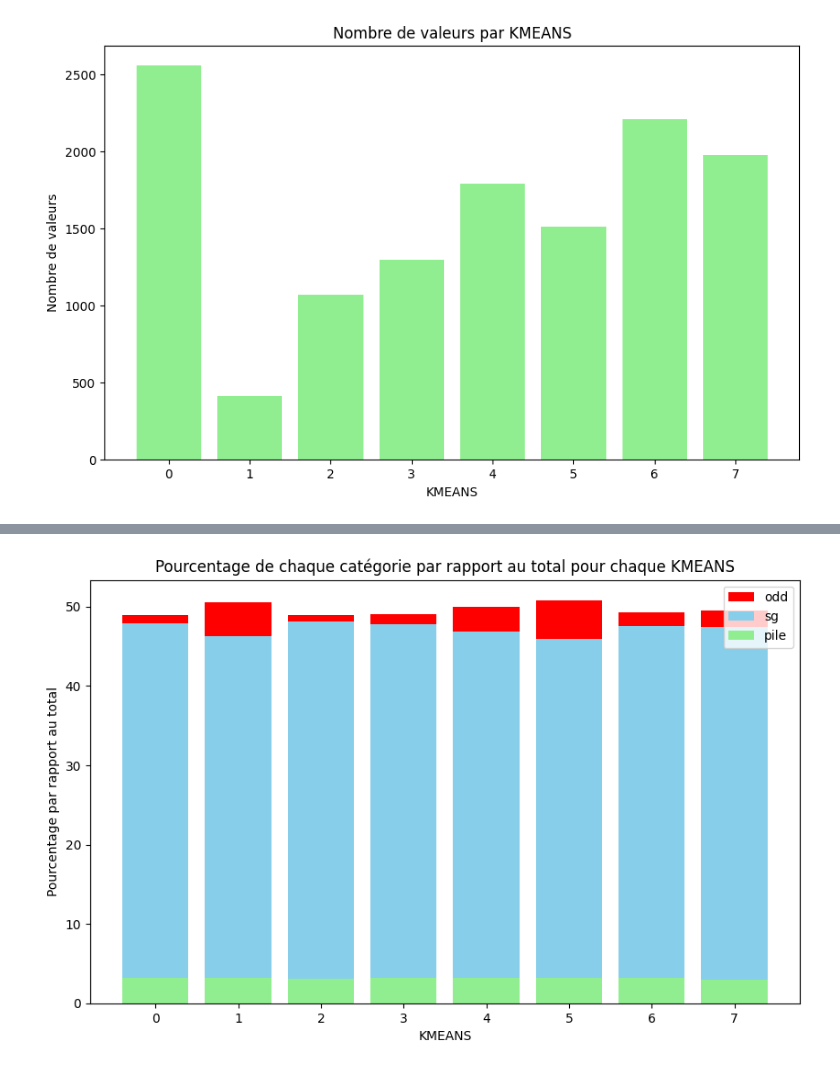
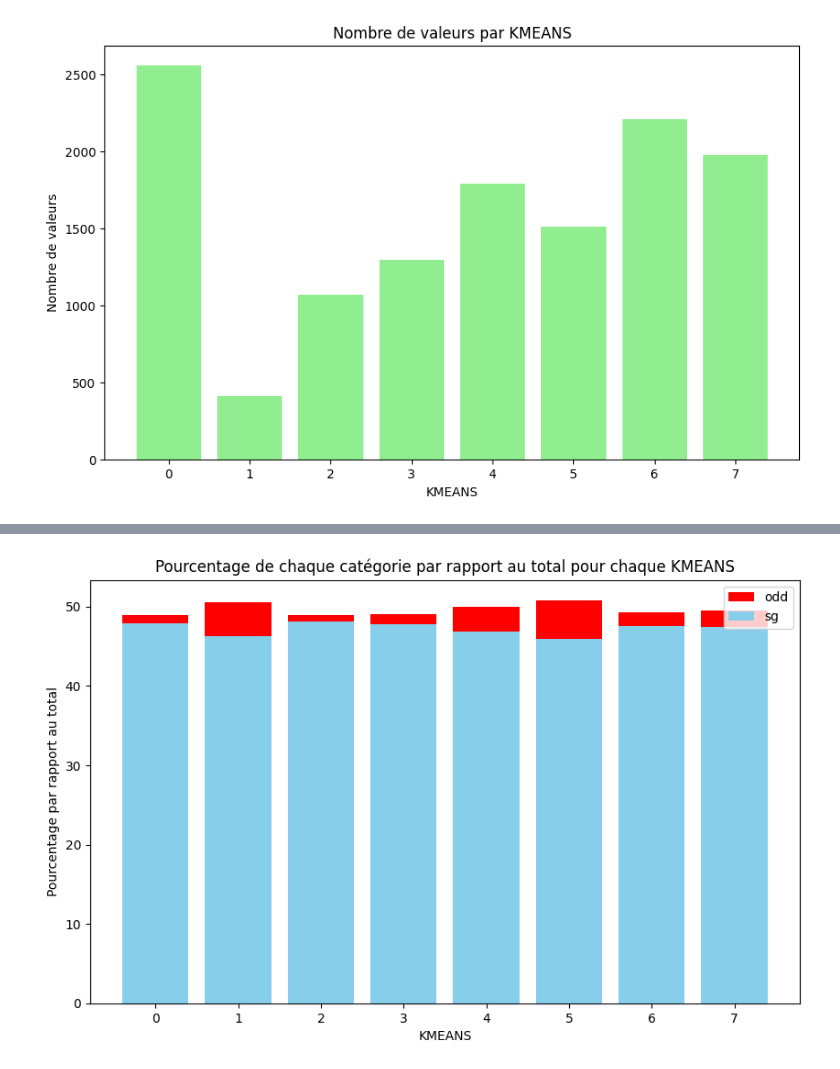
Before and after one commit to Statapp-CANAL/Statapp-CANAL, a Jupyter notebook: Data_operations/antoine.ipynb, the cells around one changed output, grey strips where cells are left out. Cells and saved outputs as stored; diff of their text form; code cells hidden in the pictures.

Commit message:
graphiques

```diff
--- a/Data_operations/antoine.ipynb
+++ b/Data_operations/antoine.ipynb
@@ -295,22 +274,20 @@ plt.show()
 # %%
 total_par_kmeans = donnees_odd['ID_ABONNE'] + donnees_sg['ID_ABONNE'] + donnees_pile['ID_ABONNE']
 
-pourcentage_pile = (donnees_pile['ID_ABONNE'] / total_par_kmeans) * 100
 pourcentage_odd = (donnees_odd['ID_ABONNE'] / total_par_kmeans) * 100
 pourcentage_sg = (donnees_sg['ID_ABONNE'] / total_par_kmeans) * 100
 
 plt.figure(figsize=(10, 6))
 
 plt.bar(donnees_odd['KMEANS'], pourcentage_odd, color='red', label='odd')
 plt.bar(donnees_sg['KMEANS'], pourcentage_sg, color='skyblue', label='sg')
-plt.bar(donnees_pile['KMEANS'], pourcentage_pile, color='lightgreen', label='pile')
 
 plt.xlabel('KMEANS')
 plt.ylabel('Pourcentage par rapport au total')
 plt.title('Pourcentage de chaque catégorie par rapport au total pour chaque KMEANS')
 plt.xticks(donnees_odd['KMEANS'])
 plt.legend()
 
 plt.show()
 # %% [output]
-[figure, old version]
+[figure, new version]
```
Also changed, not shown: parts of 25 cells of this notebook.
